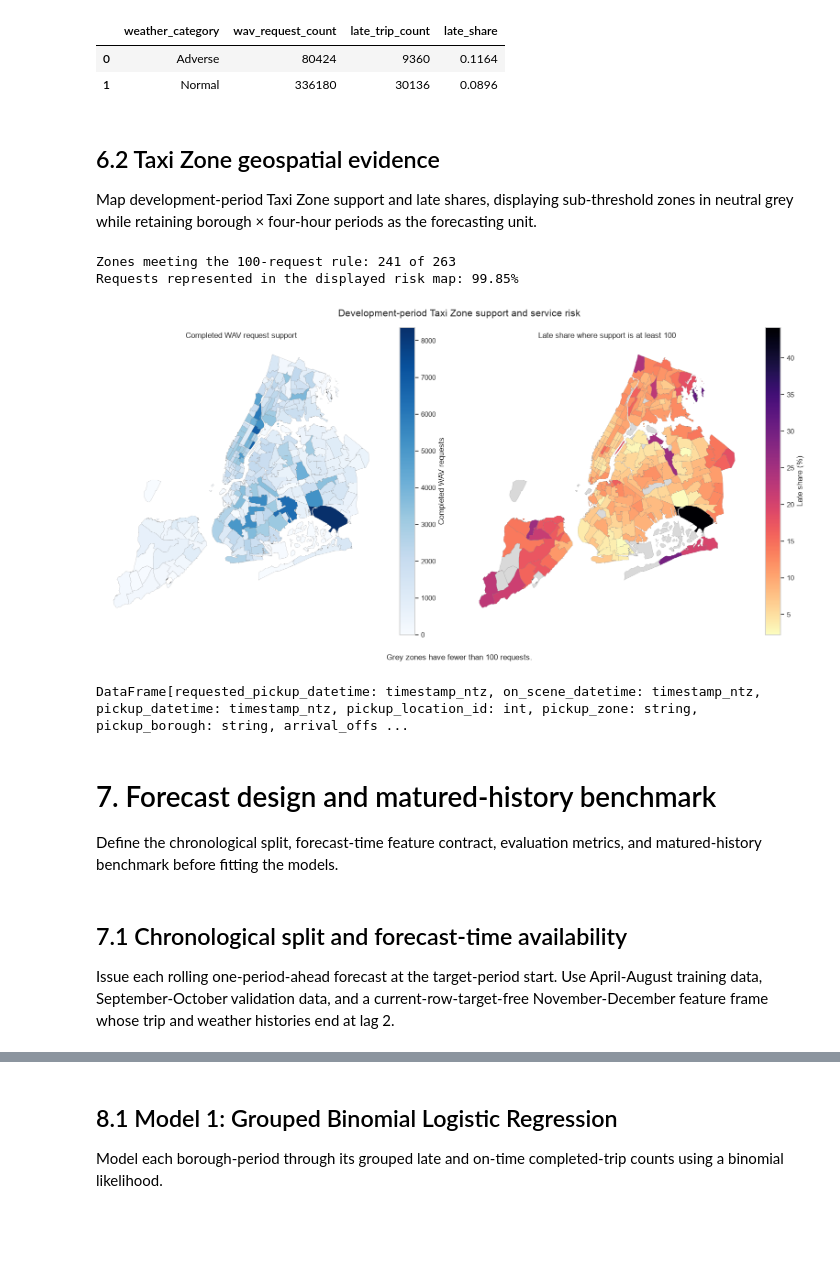
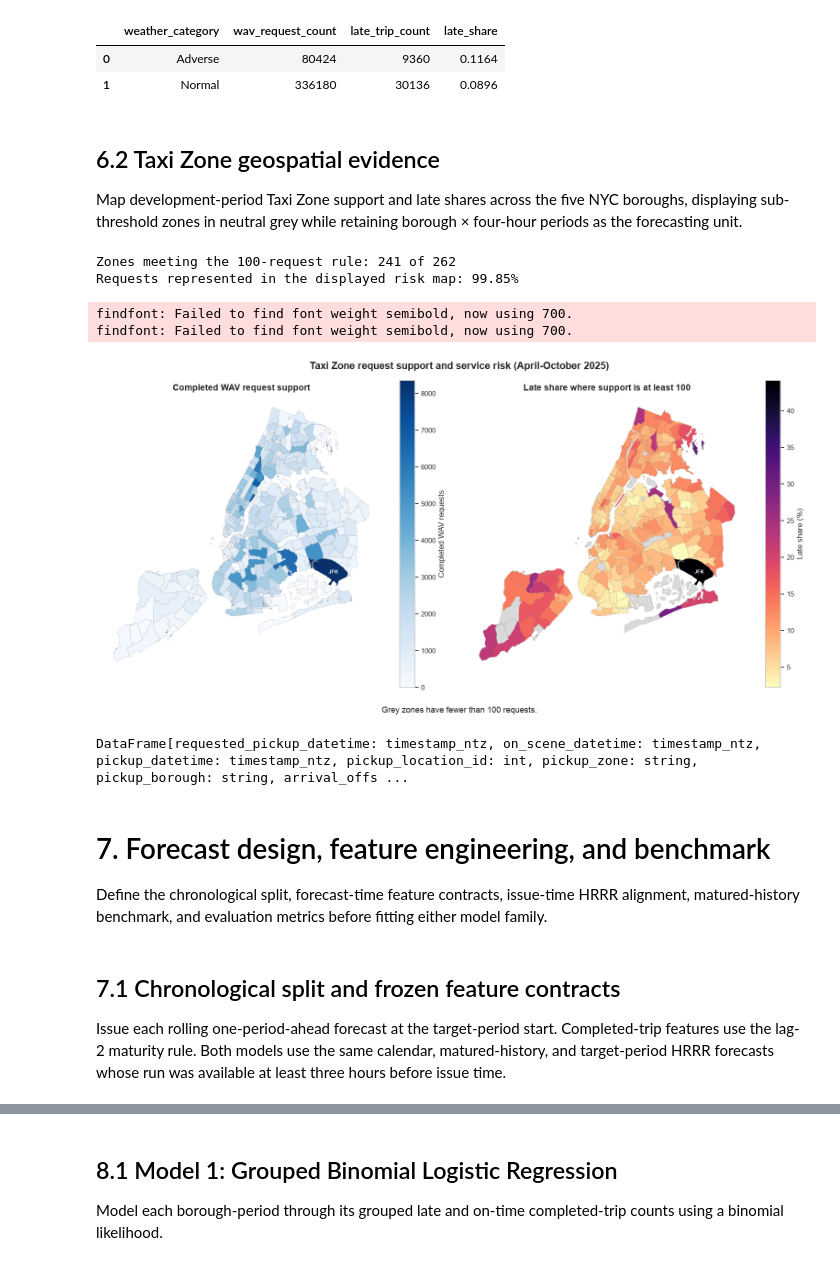
Before and after one commit to LavenderLe7/MAST30034-2026-Project1, a Jupyter notebook: project_analysis.ipynb, the cells around one changed output, grey strips where cells are left out. Saved outputs shown, nothing was run; the diff lists cells and outputs as text; code cells hidden in the pictures; blank space fills up the shorter version.

```diff
--- a/project_analysis.ipynb
+++ b/project_analysis.ipynb
@@ -270,12 +319,11 @@ taxi_zone_shapes_gdf = gpd.read_file(TAXI_ZONE_SHAPEFILE_PATH)
 # Replace abbreviated shapefile labels with TLC lookup names
 taxi_zones_gdf = (
     taxi_zone_shapes_gdf
-    .drop(columns=["zone", "borough"], errors="ignore")
+    .drop(columns=["zone", "borough"])
     .merge(
         taxi_zone_lookup_pandas_df,
         on="LocationID",
         how="left",
-        validate="one_to_one",
     )
     .rename(
         columns={
@@ -1724,7 +2066,7 @@ weather_risk_summary_df
 # %% [markdown]
 ## 6.2 Taxi Zone geospatial evidence
 
-Map development-period Taxi Zone support and late shares, displaying sub-threshold zones in neutral grey while retaining borough × four-hour periods as the forecasting unit.
+Map development-period Taxi Zone support and late shares across the five NYC boroughs, displaying sub-threshold zones in neutral grey while retaining borough × four-hour periods as the forecasting unit.
 # %%
 # Aggregate request support and late outcomes at pickup-zone level
 zone_risk_summary_df = (
@@ -1746,8 +2088,14 @@ zone_risk_summary_df["meets_support_threshold"] = (
     >= MIN_ZONE_REQUEST_COUNT
 )
 # %%
-# Left-join outcomes so zones with no observed requests remain visible
-zone_risk_map_gdf = taxi_zones_gdf.merge(
+# Restrict the map to the five-borough study geography before joining outcomes
+study_taxi_zones_gdf = (
+    taxi_zones_gdf
+    .loc[taxi_zones_gdf["pickup_borough"].isin(NYC_BOROUGHS)]
+    .copy()
+)
+# Left-join outcomes so in-scope zones with no observed requests remain visible
+zone_risk_map_gdf = study_taxi_zones_gdf.merge(
     zone_risk_summary_df[
         [
             "pickup_location_id",
@@ -1759,7 +2107,6 @@ zone_risk_map_gdf = taxi_zones_gdf.merge(
     ],
     on="pickup_location_id",
     how="left",
-    validate="one_to_one",
 )
 zone_risk_map_gdf[["wav_request_count", "late_trip_count"]] = (
     zone_risk_map_gdf[
@@ -1798,7 +2145,7 @@ print(
     f"{supported_request_share:.2%}"
 )
 # %% [output]
-Zones meeting the 100-request rule: 241 of 263
+Zones meeting the 100-request rule: 241 of 262
 Requests represented in the displayed risk map: 99.85%
 # %%
 # Display request support beside late share to expose sparse zones
@@ -1812,51 +2159,84 @@ zone_risk_map_gdf.plot(
     legend_kwds={"label": "Completed WAV requests"},
     ax=axes[0],
 )
-axes[0].set_title("Completed WAV request support")
+axes[0].set_title(
+    "Completed WAV request support",
+    fontsize=14,
+    fontweight="semibold",
+)
 axes[0].set_axis_off()
 
 zone_risk_map_gdf.plot(
     column="late_share_display_pct",
     cmap="magma_r",
     linewidth=0.15,
     edgecolor="#666666",
     legend=True,
     legend_kwds={"label": "Late share (%)"},
     missing_kwds={
         "color": "#D9D9D9",
         "label": f"Fewer than {MIN_ZONE_REQUEST_COUNT} requests",
     },
     ax=axes[1],
 )
 axes[1].set_title(
-    f"Late share where support is at least {MIN_ZONE_REQUEST_COUNT}"
+    f"Late share where support is at least {MIN_ZONE_REQUEST_COUNT}",
+    fontsize=14,
+    fontweight="semibold",
 )
 axes[1].set_axis_off()
 
+# Label the key high-support, high-risk zone in both panels
+jfk_geometry = zone_risk_map_gdf.loc[
+    zone_risk_map_gdf["pickup_zone"].eq("JFK Airport"),
+    "geometry",
+].iloc[0]
+jfk_label_point = jfk_geometry.representative_point()
+for axis in axes:
+    axis.text(
+        jfk_label_point.x,
+        jfk_label_point.y,
+        "JFK",
+        color="white",
+        fontsize=8,
+        fontweight="bold",
+        ha="center",
+        va="center",
+    )
+
 figure.suptitle(
-    "Development-period Taxi Zone support and service risk",
-    fontsize=15,
+    "Taxi Zone request support and service risk (April-October 2025)",
+    fontsize=16,
+    fontweight="semibold",
 )
 figure.text(
     0.5,
     0.025,
     f"Grey zones have fewer than {MIN_ZONE_REQUEST_COUNT} requests.",
     ha="center",
+    fontsize=13,
 )
 figure.tight_layout(rect=(0, 0.06, 1, 1))
 save_report_figure(figure, "wav_taxi_zone_support_and_risk")
 plt.show()
 
 development_wav_requests_df.unpersist()
 # %% [output]
+findfont: Failed to find font weight semibold, now using 700.
+findfont: Failed to find font weight semibold, now using 700.
-[figure, old version]
+[figure, new version]
-DataFrame[requested_pickup_datetime: timestamp_ntz, on_scene_datetime: timestamp_ntz, pickup_datetime: timestamp_ntz, pickup_location_id: int, pickup_zone: string, pickup_borough: string, arrival_offs ...
+DataFrame[requested_pickup_datetime: timestamp_ntz, on_scene_datetime: timestamp_ntz, pickup_datetime: timestamp_ntz, pickup_location_id: int, pickup_zone: string, pickup_borough: string, arrival_offs ...
 # %% [markdown]
-# 7. Forecast design and matured-history benchmark
+# 7. Forecast design, feature engineering, and benchmark
 
-Define the chronological split, forecast-time feature contract, evaluation metrics, and matured-history benchmark before fitting the models.
+Define the chronological split, forecast-time feature contracts, issue-time
+HRRR alignment, matured-history benchmark, and evaluation metrics before
+fitting either model family.
 # %% [markdown]
-## 7.1 Chronological split and forecast-time availability
+## 7.1 Chronological split and frozen feature contracts
 
-Issue each rolling one-period-ahead forecast at the target-period start. Use April-August training data, September-October validation data, and a current-row-target-free November-December feature frame whose trip and weather histories end at lag 2.
+Issue each rolling one-period-ahead forecast at the target-period start.
+Completed-trip features use the lag-2 maturity rule. Both models use the
+same calendar, matured-history, and target-period HRRR forecasts whose run
+was available at least three hours before issue time.
 # %% [markdown]
```
Also changed, not shown: parts of 161 cells of this notebook, 5 other files.
